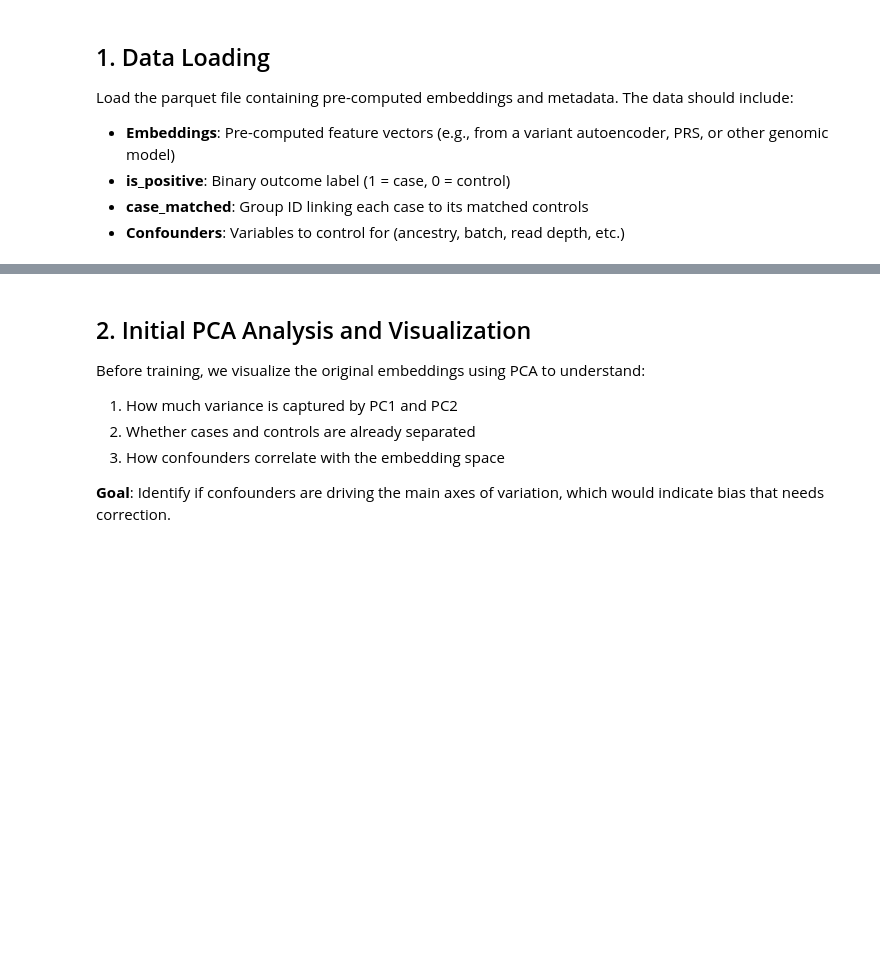
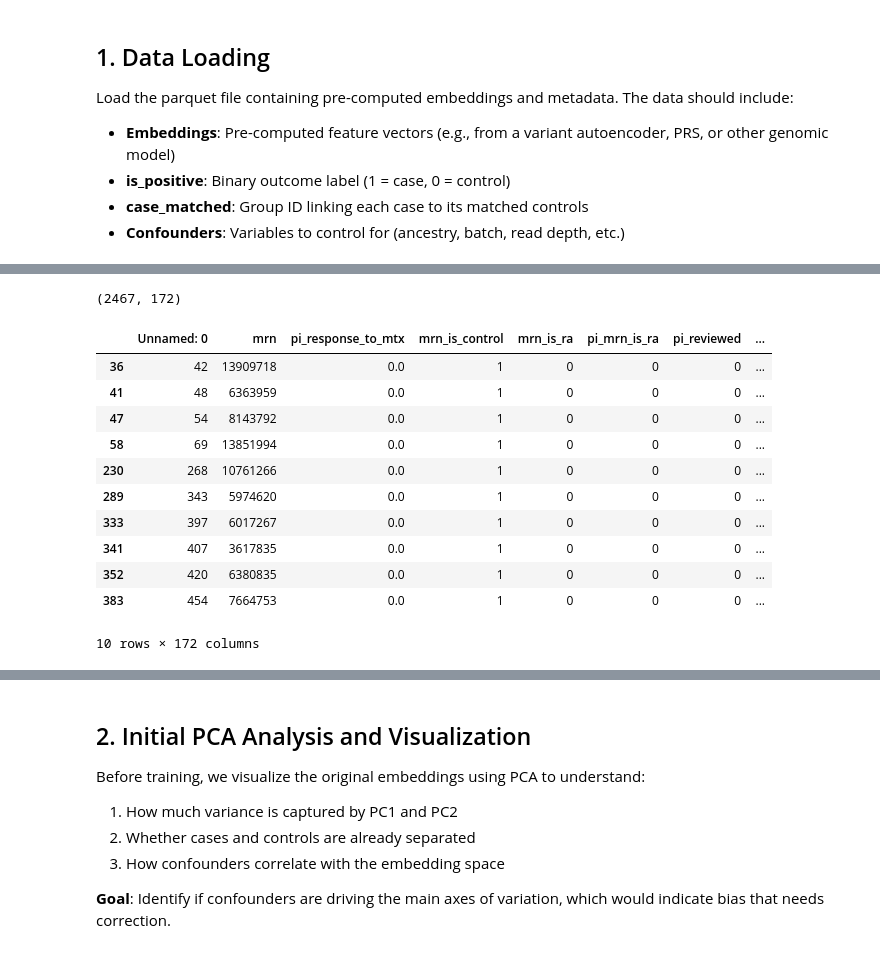
Before and after one commit to meehljd/pre-phd-genomics, a Jupyter notebook: 02_debiasing/notebooks/01_contrastive_learning.ipynb, the cells around one changed output, grey strips where cells are left out. Saved outputs shown, nothing was run; the diff lists cells and outputs as text; code cells hidden in the pictures; blank space fills up the shorter version.

```diff
--- a/02_debiasing/notebooks/01_contrastive_learning.ipynb
+++ b/02_debiasing/notebooks/01_contrastive_learning.ipynb
@@ -89,0 +125,21 @@ print(f"\nUnique case_matched values: {df['case_matched'].nunique()}")
+# %%
+df_conf = pd.read_csv(cofound_path)
+df_conf['sample_id'] = df_conf['tap_kitid']
+mask = df_conf['sample_id'].isin(df_emb['sample_id'].unique())
+df_conf = df_conf[mask]
+print(df_conf.shape)
+df_conf.head(10)
+# %% [output]
+(2467, 172)
+|  | Unnamed: 0 | mrn | pi_response_to_mtx | mrn_is_control | mrn_is_ra | pi_mrn_is_ra | pi_reviewed | ... |
+| 36 | 42 | 13909718 | 0.0 | 1 | 0 | 0 | 0 | ... |
+| 41 | 48 | 6363959 | 0.0 | 1 | 0 | 0 | 0 | ... |
+| 47 | 54 | 8143792 | 0.0 | 1 | 0 | 0 | 0 | ... |
+| 58 | 69 | 13851994 | 0.0 | 1 | 0 | 0 | 0 | ... |
+| 230 | 268 | 10761266 | 0.0 | 1 | 0 | 0 | 0 | ... |
+| 289 | 343 | 5974620 | 0.0 | 1 | 0 | 0 | 0 | ... |
+| 333 | 397 | 6017267 | 0.0 | 1 | 0 | 0 | 0 | ... |
+| 341 | 407 | 3617835 | 0.0 | 1 | 0 | 0 | 0 | ... |
+| 352 | 420 | 6380835 | 0.0 | 1 | 0 | 0 | 0 | ... |
+| 383 | 454 | 7664753 | 0.0 | 1 | 0 | 0 | 0 | ... |
+10 rows × 172 columns
```
Also changed, not shown: parts of 22 cells of this notebook, 2 other files.
